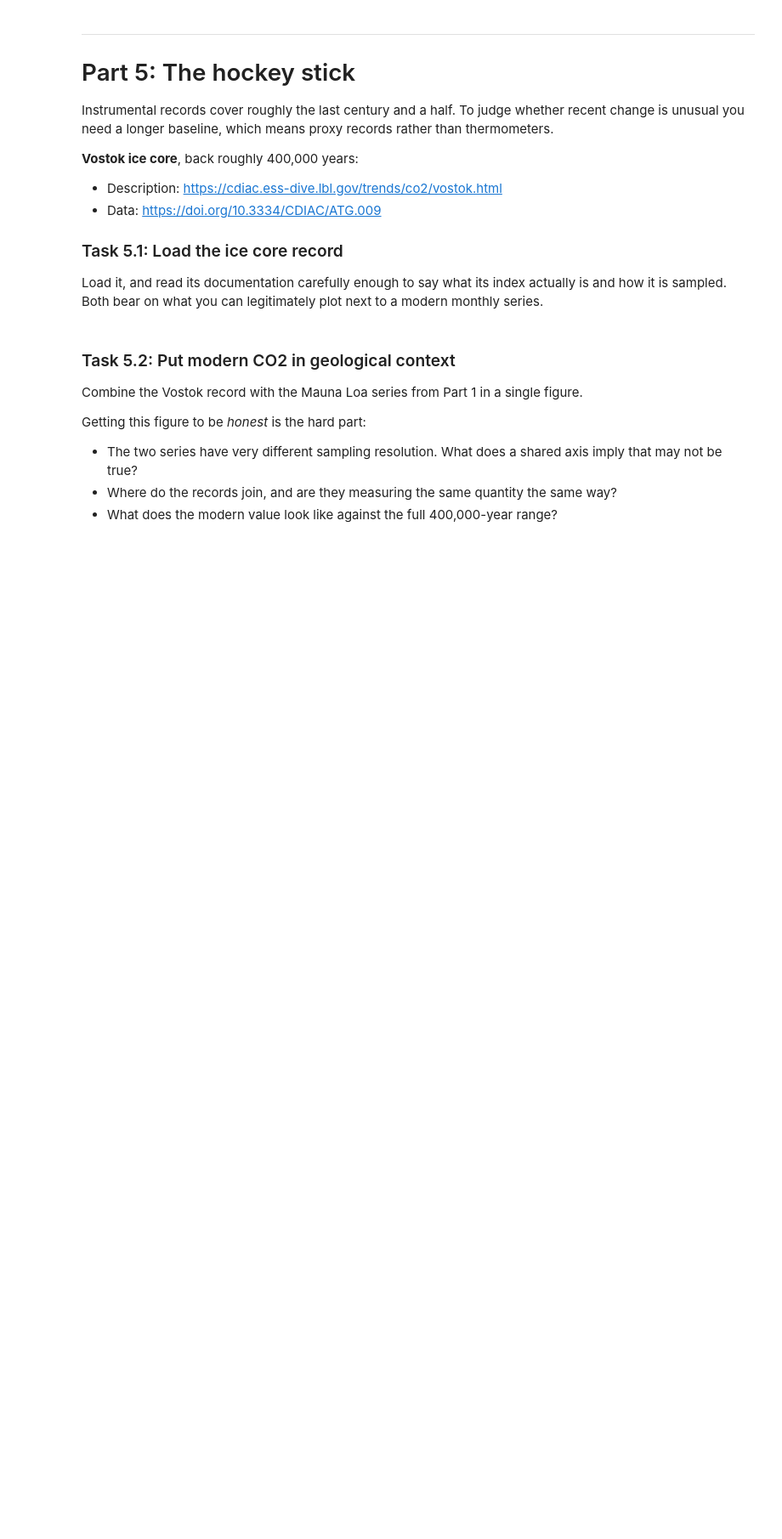
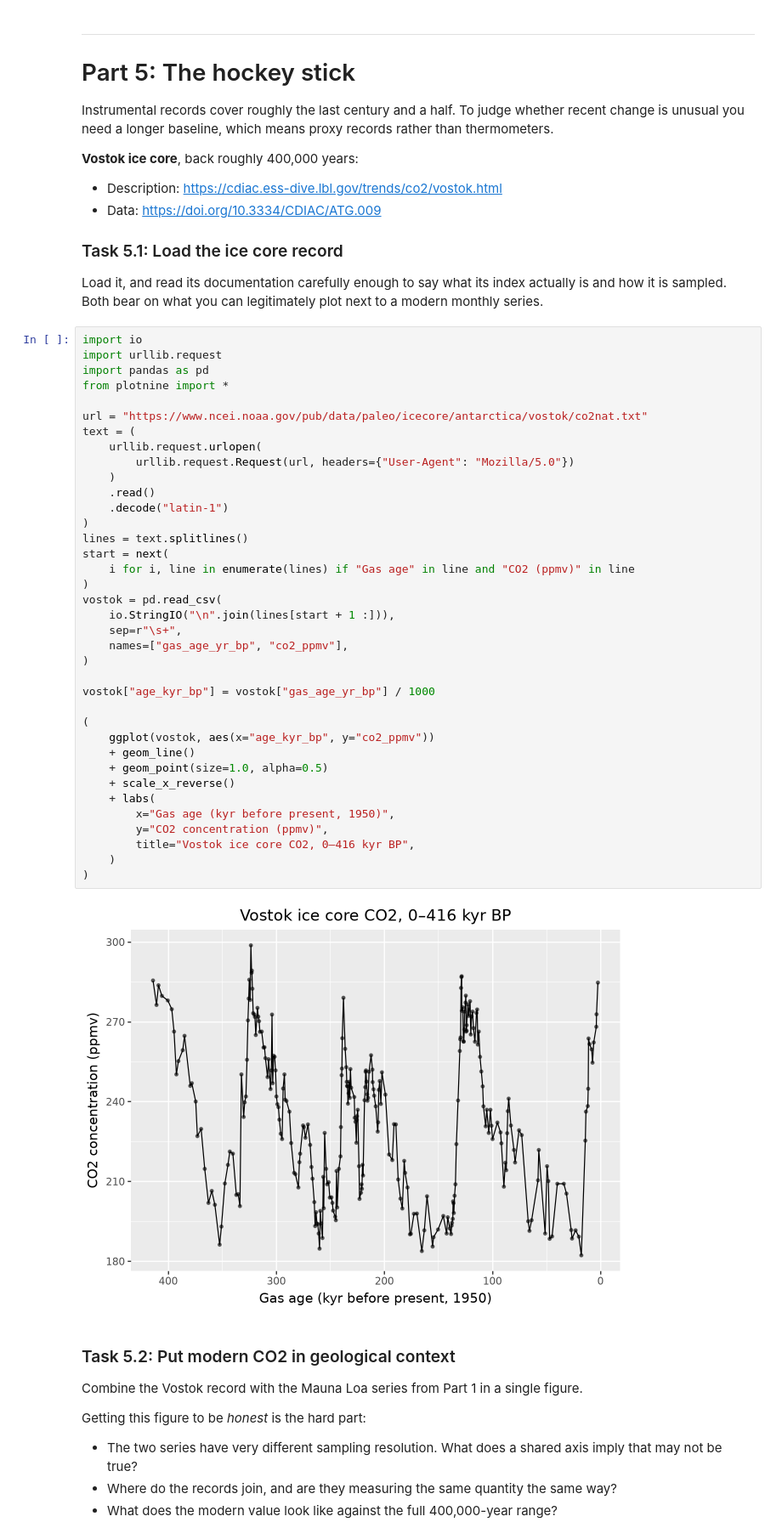
Before and after one commit to zacsignorino/climate-module-zacs26, a Jupyter notebook: climate.ipynb, the cells around one changed output. Shown at 85% size. Saved outputs shown, nothing was run; the diff lists cells and outputs as text; blank space fills up the shorter version.

```diff
--- a/climate.ipynb
+++ b/climate.ipynb
@@ -674,6 +712,45 @@ unusual you need a longer baseline, which means proxy records rather than thermo
 
 Load it, and read its documentation carefully enough to say what its index actually is and how it
 is sampled. Both bear on what you can legitimately plot next to a modern monthly series.
+# %%
+import io
+import urllib.request
+import pandas as pd
+from plotnine import *
+
+url = "https://www.ncei.noaa.gov/pub/data/paleo/icecore/antarctica/vostok/co2nat.txt"
+text = (
+    urllib.request.urlopen(
+        urllib.request.Request(url, headers={"User-Agent": "Mozilla/5.0"})
+    )
+    .read()
+    .decode("latin-1")
+)
+lines = text.splitlines()
+start = next(
+    i for i, line in enumerate(lines) if "Gas age" in line and "CO2 (ppmv)" in line
+)
+vostok = pd.read_csv(
+    io.StringIO("\n".join(lines[start + 1 :])),
+    sep=r"\s+",
+    names=["gas_age_yr_bp", "co2_ppmv"],
+)
+
+vostok["age_kyr_bp"] = vostok["gas_age_yr_bp"] / 1000
+
+(
+    ggplot(vostok, aes(x="age_kyr_bp", y="co2_ppmv"))
+    + geom_line()
+    + geom_point(size=1.0, alpha=0.5)
+    + scale_x_reverse()
+    + labs(
+        x="Gas age (kyr before present, 1950)",
+        y="CO2 concentration (ppmv)",
+        title="Vostok ice core CO2, 0–416 kyr BP",
+    )
+)
+# %% [output]
+[figure, added]
 # %% [markdown]
 ### Task 5.2: Put modern CO2 in geological context
 
```
Also changed, not shown: parts of 16 cells of this notebook.
